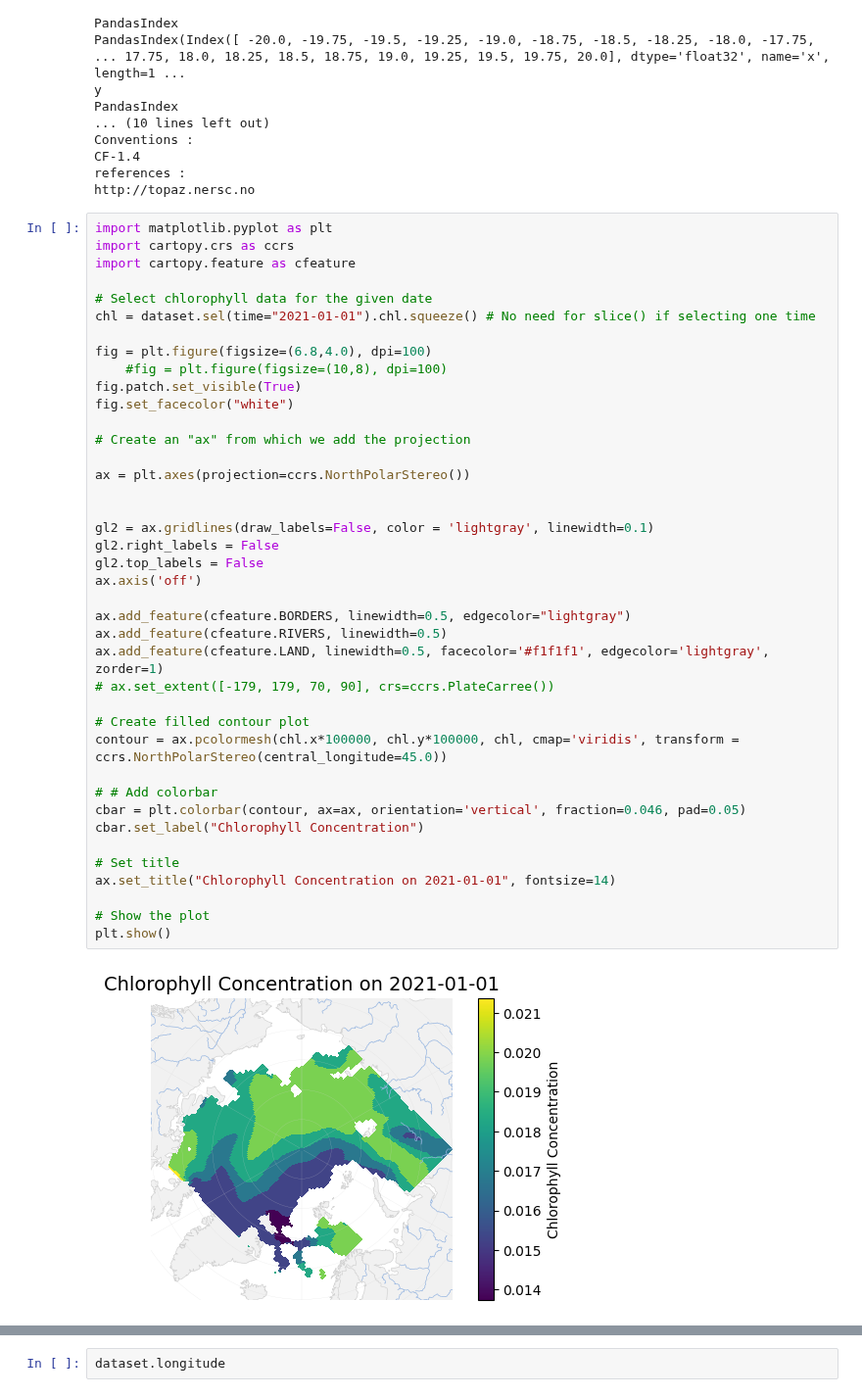
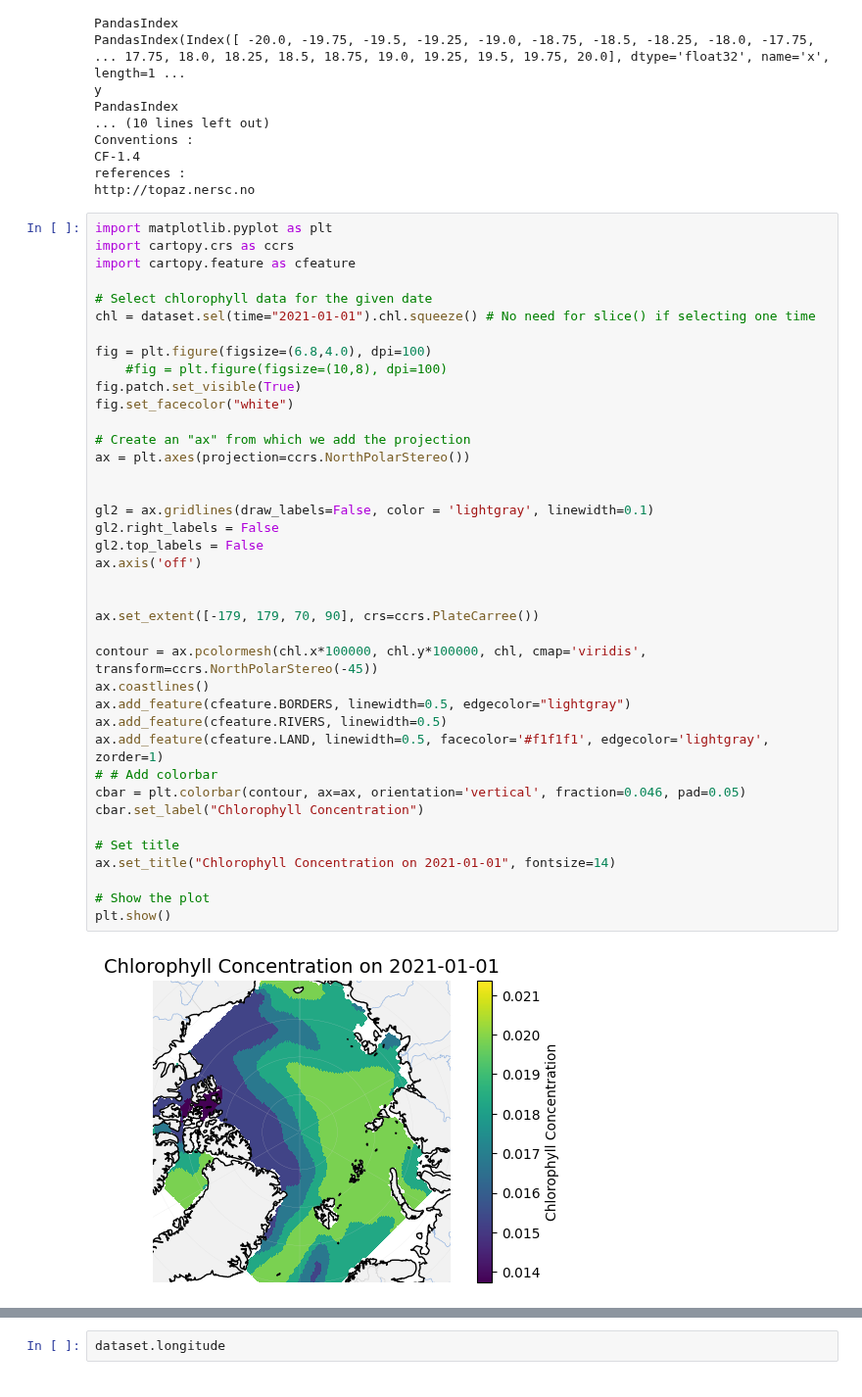
Before and after one commit to mercator-ocean/copernicus-marine-toolbox, a Jupyter notebook: doc/usage/stereo_subset.ipynb, the cells around one changed output, grey strips where cells are left out. Shown at 98% size. Saved outputs shown, nothing was run; the diff lists cells and outputs as text.

```diff
--- a/doc/usage/stereo_subset.ipynb
+++ b/doc/usage/stereo_subset.ipynb
@@ -211,37 +212,36 @@ import cartopy.feature as cfeature
 # Select chlorophyll data for the given date
 chl = dataset.sel(time="2021-01-01").chl.squeeze() # No need for slice() if selecting one time
 
 fig = plt.figure(figsize=(6.8,4.0), dpi=100)
     #fig = plt.figure(figsize=(10,8), dpi=100)
 fig.patch.set_visible(True)
 fig.set_facecolor("white")
 
 # Create an "ax" from which we add the projection
-
 ax = plt.axes(projection=ccrs.NorthPolarStereo())
 
 
 gl2 = ax.gridlines(draw_labels=False, color = 'lightgray', linewidth=0.1)
 gl2.right_labels = False
 gl2.top_labels = False
 ax.axis('off')
 
+
+ax.set_extent([-179, 179, 70, 90], crs=ccrs.PlateCarree())
+
+contour = ax.pcolormesh(chl.x*100000, chl.y*100000, chl, cmap='viridis', transform=ccrs.NorthPolarStereo(-45))
+ax.coastlines()
 ax.add_feature(cfeature.BORDERS, linewidth=0.5, edgecolor="lightgray")
 ax.add_feature(cfeature.RIVERS, linewidth=0.5)
 ax.add_feature(cfeature.LAND, linewidth=0.5, facecolor='#f1f1f1', edgecolor='lightgray', zorder=1)
-# ax.set_extent([-179, 179, 70, 90], crs=ccrs.PlateCarree())
-
-# Create filled contour plot
-contour = ax.pcolormesh(chl.x*100000, chl.y*100000, chl, cmap='viridis', transform = ccrs.NorthPolarStereo(central_longitude=45.0))
-
 # # Add colorbar
 cbar = plt.colorbar(contour, ax=ax, orientation='vertical', fraction=0.046, pad=0.05)
 cbar.set_label("Chlorophyll Concentration")
 
 # Set title
 ax.set_title("Chlorophyll Concentration on 2021-01-01", fontsize=14)
 
 # Show the plot
 plt.show()
 # %% [output]
-[figure, old version]
+[figure, new version]
```
Also changed, not shown: parts of 6 cells of this notebook.
